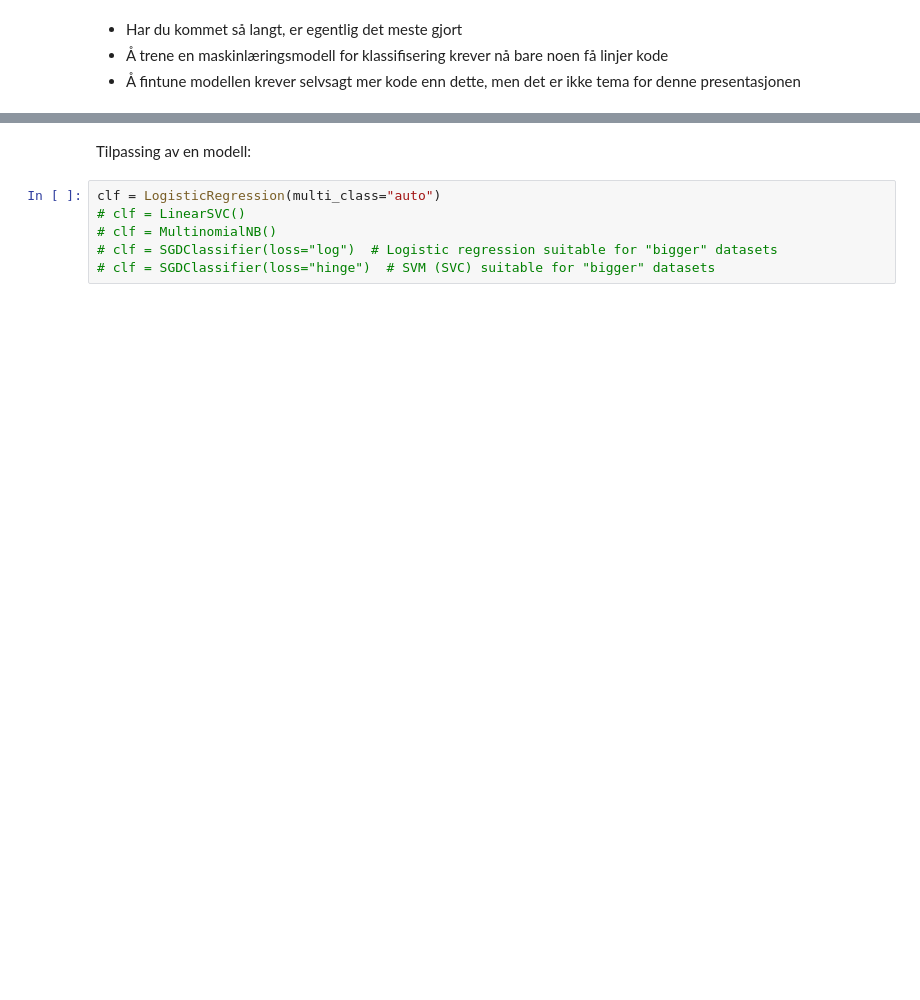
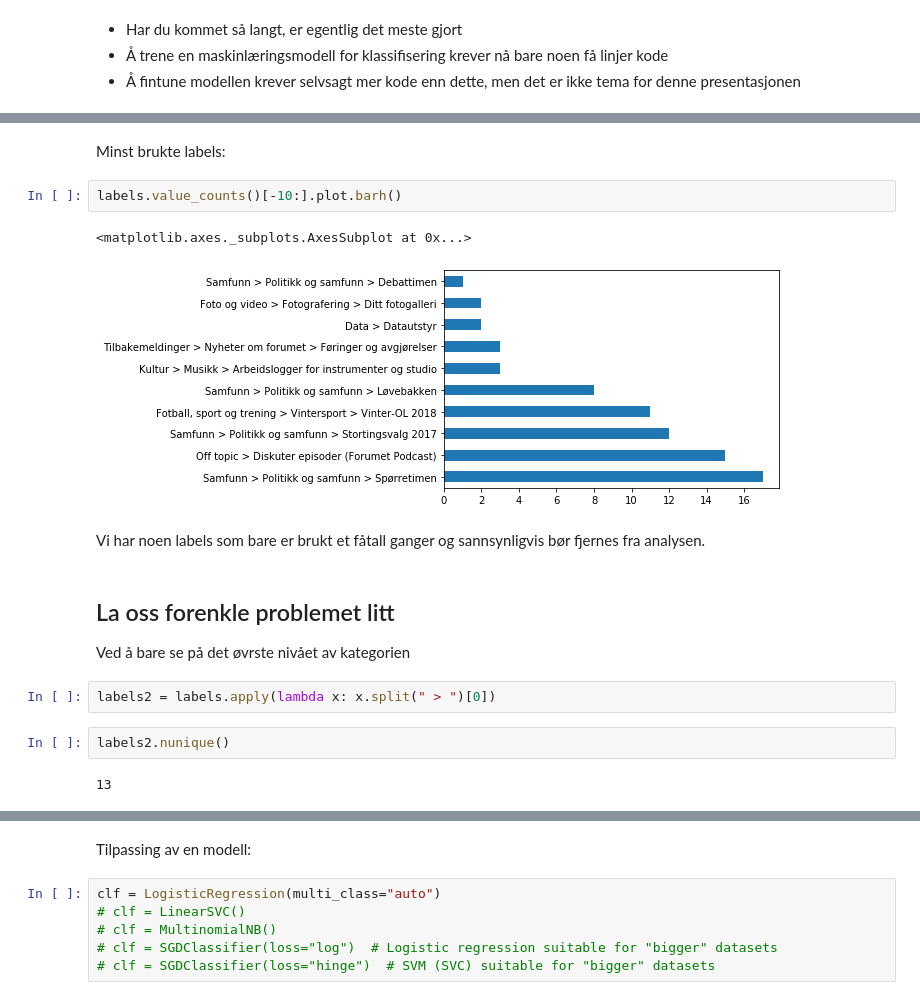
Before and after one commit to peterts/nlp-intro, a Jupyter notebook: notebooks/Presentation.ipynb, the cells around one changed output, grey strips where cells are left out. Saved outputs shown, nothing was run; the diff lists cells and outputs as text; blank space fills up the shorter version.

```diff
--- a/notebooks/Presentation.ipynb
+++ b/notebooks/Presentation.ipynb
@@ -1594,0 +1642,19 @@ Sjekk denne siden: https://stackoverflow.com/[URL BLOCKED]
+# %% [markdown]
+Minst brukte labels:
+# %%
+labels.value_counts()[-10:].plot.barh()
+# %% [output]
+<matplotlib.axes._subplots.AxesSubplot at 0x...>
+[figure, added]
+# %% [markdown]
+Vi har noen labels som bare er brukt et fåtall ganger og sannsynligvis bør fjernes fra analysen.
+# %% [markdown]
+## La oss forenkle problemet litt
+
+Ved å bare se på det øvrste nivået av kategorien
+# %%
+labels2 = labels.apply(lambda x: x.split(" > ")[0])
+# %%
+labels2.nunique()
+# %% [output]
+13
```
Also changed, not shown: parts of 47 cells of this notebook, 1 other file.
